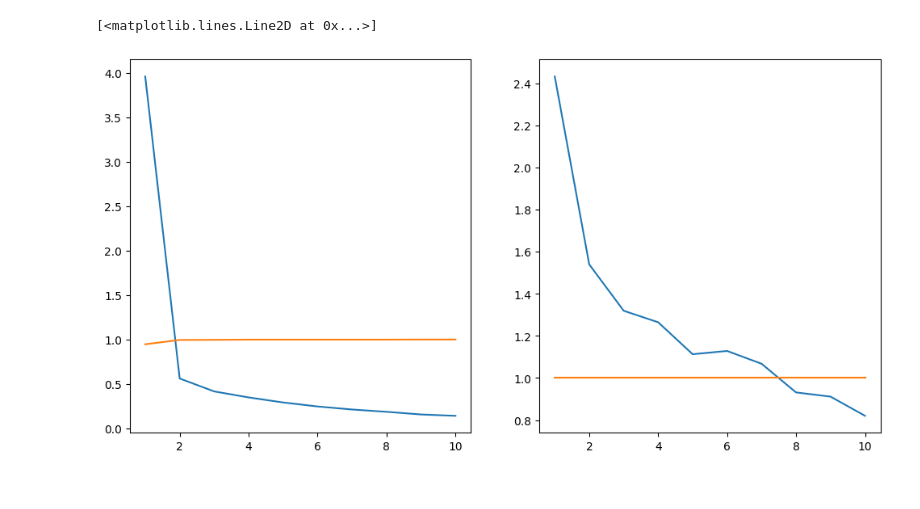
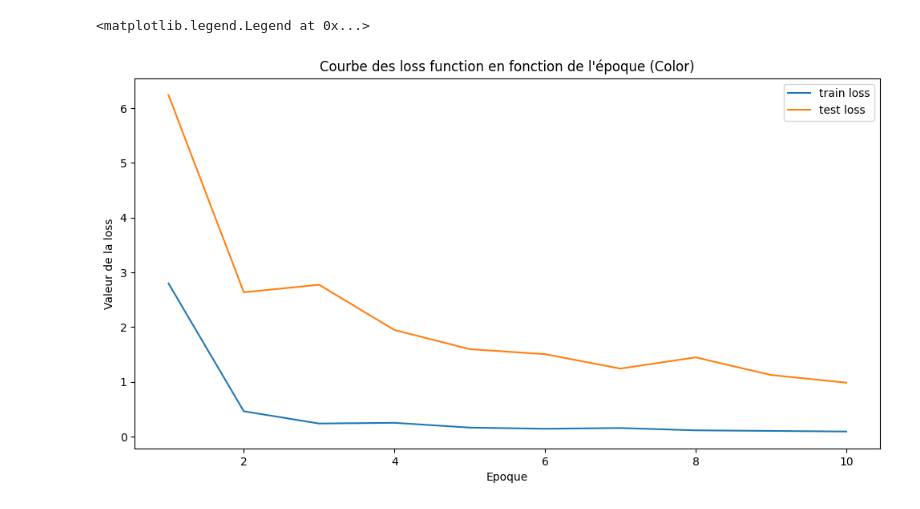
Before and after one commit to Amayas29/rhinoceros_hippopotamus_classification, a Jupyter notebook: classification_with_transformers_with_color.ipynb, the cells around one changed output. Cells and saved outputs as stored; diff of their text form; code cells hidden in the pictures.

```diff
--- a/classification_with_transformers_with_color.ipynb
+++ b/classification_with_transformers_with_color.ipynb
@@ -54,10 +71,10 @@ tensor_ts = torch.stack([transform_data(image) for image in test_images])
 tensor_test = tensor_ts.expand(-1, 3, -1, -1).to(torch.float32)
 tensor_train = tensor_tr.expand(-1, 3, -1, -1).to(torch.float32)
 
-train_tensor = TensorDataset(tensor_train,torch.tensor(label_train, dtype = torch.long))
-test_tensor = TensorDataset(tensor_test,torch.tensor(label_test, dtype = torch.long))
+train_tensor = TensorDataset(tensor_train,torch.tensor(train_labels, dtype = torch.long))
+test_tensor = TensorDataset(tensor_test,torch.tensor(test_labels, dtype = torch.long))
 
-BATCH_SIZE = 32
+BATCH_SIZE = 64
 
 Train = DataLoader(train_tensor,shuffle=True, batch_size = BATCH_SIZE)
 Test = DataLoader(test_tensor,shuffle = False)
@@ -95,9 +112,9 @@ for epoch in range(num_epochs):
       loss_.backward()
       optimizer.step()
 
-      if epoch %  3 == 0 :
-        with save_path.open('wb') as fp :
-          torch.save(model,fp)
+  if epoch %  10 == 0 :
+    with save_path.open('wb') as fp :
+      torch.save(model,fp)
 
   acc = (acc_accuracy_train / len(Train))
   accuracy_train.append(acc)
@@ -121,13 +138,13 @@ list_acc_test = [acc.item() for acc in accuracy_test]
 # %%
 plt.figure(figsize=(12, 6))
 epochs = range(1,num_epochs+1)
 
-plt.subplot(1,2,1)
+plt.title("Courbe des loss function en fonction de l'époque (Color)")
+plt.xlabel('Epoque')
+plt.ylabel("Valeur de la loss")
 plt.plot(epochs,loss_train, label = "train loss")
-plt.plot(epochs,list_acc_train,label = "accuracy train")
-plt.subplot(1,2,2)
 plt.plot(epochs,loss_test, label = "test loss")
-plt.plot(epochs,list_acc_test,label = "accuracy test")
+plt.legend()
 # %% [output]
-[<matplotlib.lines.Line2D at 0x...>]
+<matplotlib.legend.Legend at 0x...>
-[figure, old version]
+[figure, new version]
```
Also changed, not shown: parts of 5 cells of this notebook, 1 other file.
